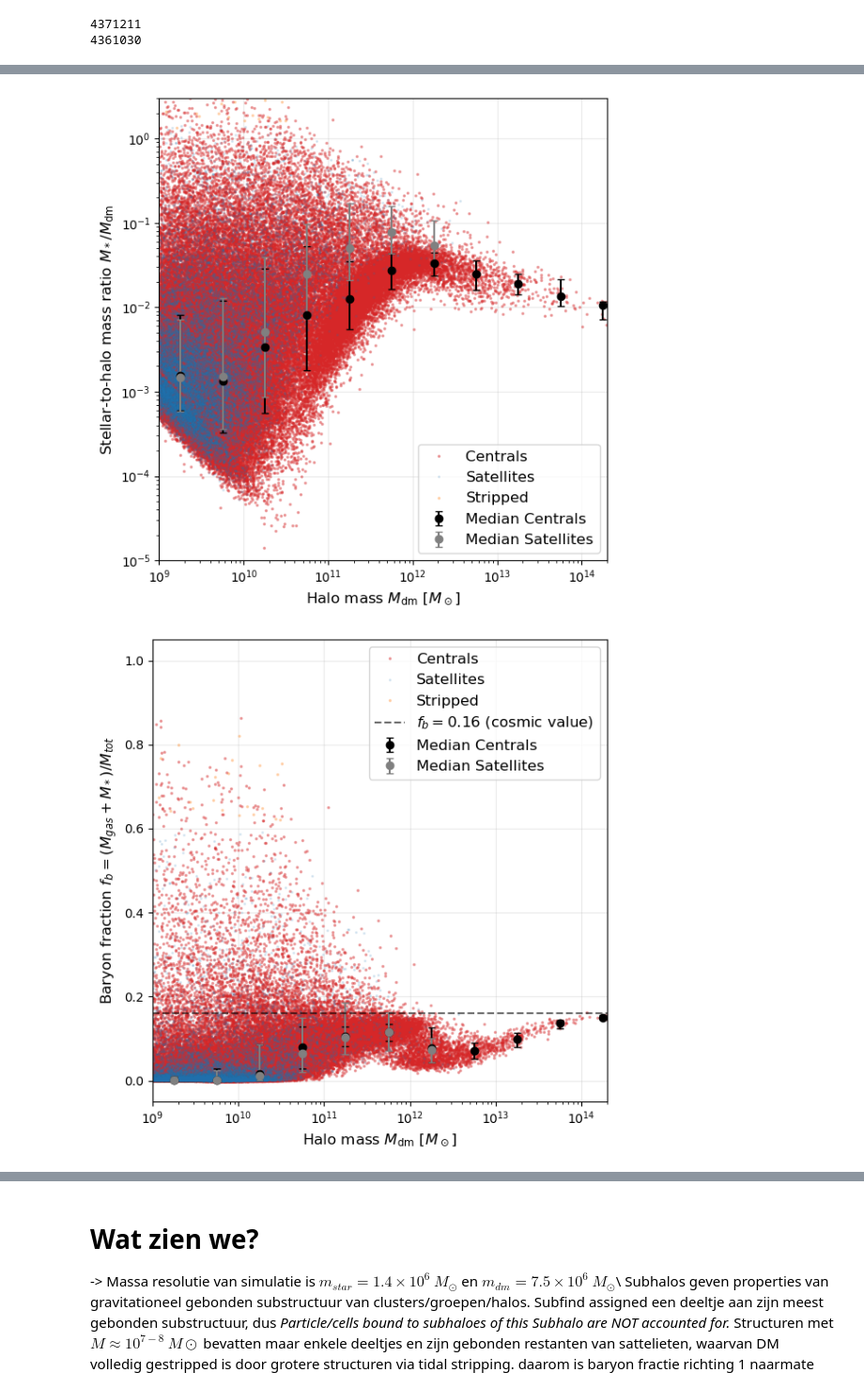
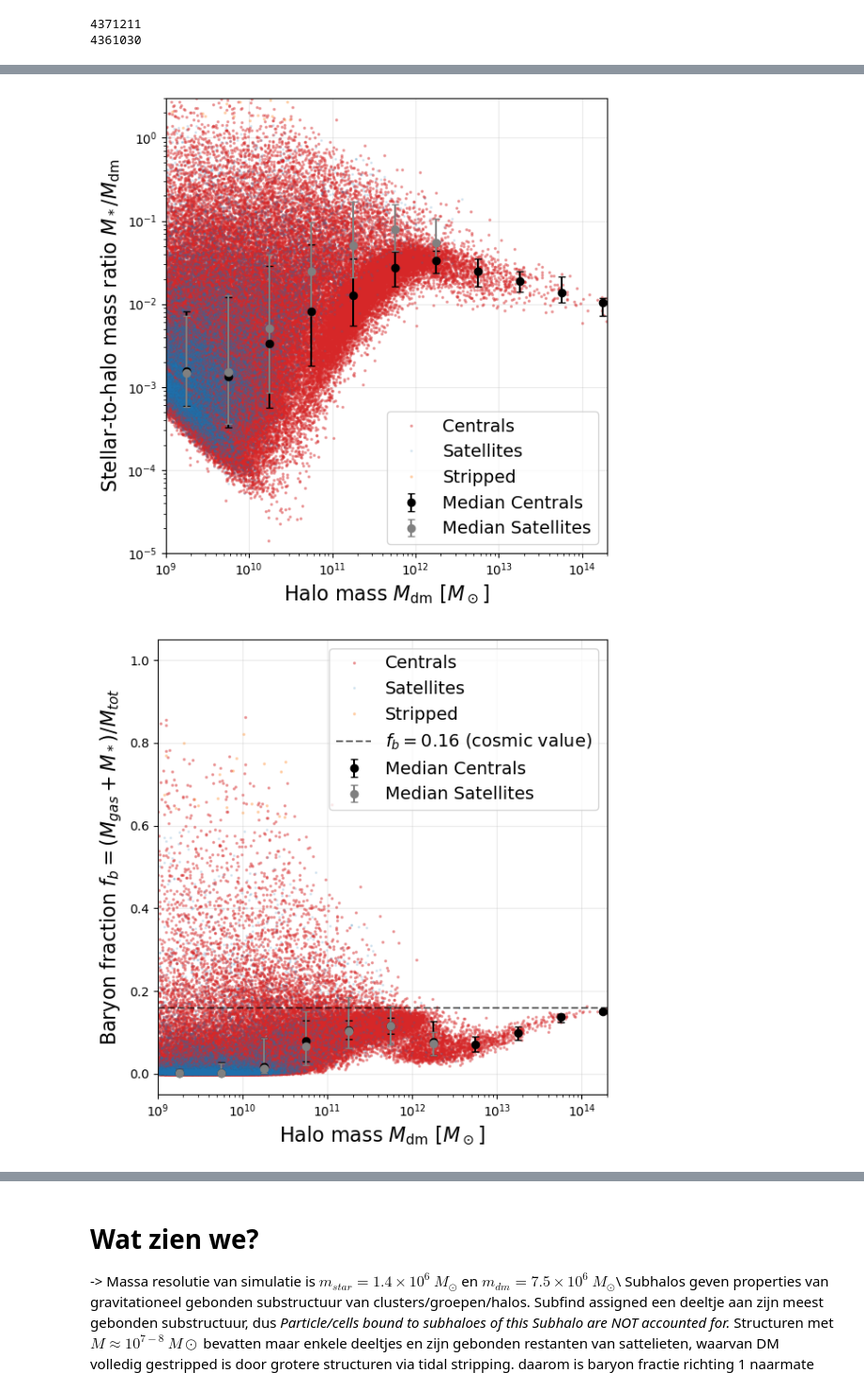
Before and after one commit to gvansan/TANA_notebooks, a Jupyter notebook: Project/part2_updated.ipynb, the cells around one changed output, grey strips where cells are left out. Shown at 94% size. Saved outputs shown, nothing was run; the diff lists cells and outputs as text; code cells hidden in the pictures.

Commit message:
update images

```diff
--- a/Project/part2_updated.ipynb
+++ b/Project/part2_updated.ipynb
@@ -14,7 +14,10 @@ import matplotlib as mpl
 mpl.rcParams.update(mpl.rcParamsDefault)
 # %%
 #load file locally
-subhalo_file = r"C:\Users\Mathijs DeKeyser\Documents\TANA\TNG100-1_subhalosCat.hdf5"
+#subhalo_file = r"C:\Users\Mathijs DeKeyser\Documents\TANA\TNG100-1_subhalosCat.hdf5"
+
+#Greg
+subhalo_file = r"C:\Users\grego\OneDrive\Documents\ugent\master\2e jaar\TANA paper\TNG100-1_subhalosCat.hdf5 (2)\TNG100-1_subhalosCat.hdf5"
 # %%
 data = h5py.File(subhalo_file, 'r')
 data.keys()
@@ -403,41 +406,41 @@ ax.errorbar(bin_centers, med_s, yerr=[low_s, high_s],
 
 ax.set_xlim(1e9, 2e14)
 ax.set_ylim(1e-5, 3)
-ax.set_xlabel(r"Halo mass $M_{\rm dm}$ [$M_\odot$]", fontsize = 12)
-ax.set_ylabel(r"Stellar-to-halo mass ratio $M_*/M_{\rm dm}$", fontsize = 12)
+ax.set_xlabel(r"Halo mass $M_{\rm dm}$ [$M_\odot$]", fontsize = 16)
+ax.set_ylabel(r"Stellar-to-halo mass ratio $M_*/M_{\rm dm}$", fontsize = 16)
 ax.grid(alpha=0.25)
-ax.legend(frameon=True, loc='lower right', fontsize = 12)
+ax.legend(frameon=True, loc='lower right', fontsize = 14)
 plt.tight_layout()
 plt.savefig("SHMR_improved.png", dpi=300)
 plt.show()
 # %% [output]
-[figure, old version]
+[figure, new version]
 # %%
 # Plot: Baryon fraction vs halo mass
 plt.figure(figsize=(6,6))
 ax = plt.gca()
 ax.semilogx(Mdm_c, fb_c, '.', ms=3, alpha=0.35, color='tab:red', label='Centrals')
 ax.semilogx(Mdm_s, fb_s, '.', ms=2.5, alpha=0.12, color='tab:blue', label='Satellites')
 ax.semilogx(Mdm_strip, (Mstar_strip+Mgas_strip)/Mtot_strip, '.', ms=3, alpha=0.25, color='tab:orange', label='Stripped')
 
 ax.errorbar(bin_centers, med_fb_c, yerr=[low_fb_c, high_fb_c],
             fmt='o', color='black', ms=6, capsize=3, label='Median Centrals')
 ax.errorbar(bin_centers, med_fb_s, yerr=[low_fb_s, high_fb_s],
             fmt='o', color='grey', ms=6, capsize=3, label='Median Satellites')
 
 ax.axhline(y=0.16, color='k', ls='--', alpha=0.6, label=r"$f_b = 0.16$ (cosmic value)")
 
 ax.set_xlim(1e9, 2e14)
 ax.set_ylim(-0.05, 1.05)
-ax.set_xlabel(r"Halo mass $M_{\rm dm}$ [$M_\odot$]", fontsize = 12)
-ax.set_ylabel(r"Baryon fraction $f_b = (M_{gas}+M_*)/M_{tot}$", fontsize = 12)
+ax.set_xlabel(r"Halo mass $M_{\rm dm}$ [$M_\odot$]", fontsize = 16)
+ax.set_ylabel(r"Baryon fraction $f_b = (M_{gas}+M_*)/M_{tot}$", fontsize = 16)
 ax.grid(alpha=0.25)
-ax.legend(frameon=True, loc='upper right', fontsize = 12)
+ax.legend(frameon=True, loc='upper right', fontsize = 14)
 plt.tight_layout()
 plt.savefig("BaryonFraction_improved.png", dpi=300)
 plt.show()
 # %% [output]
-[figure, old version]
+[figure, new version]
 # %%
 # ----- Define the SHMR function -----
 def shmr(Mdm, N, M1, beta, gamma):
```
Also changed, not shown: parts of 6 cells of this notebook, 6 other files.
